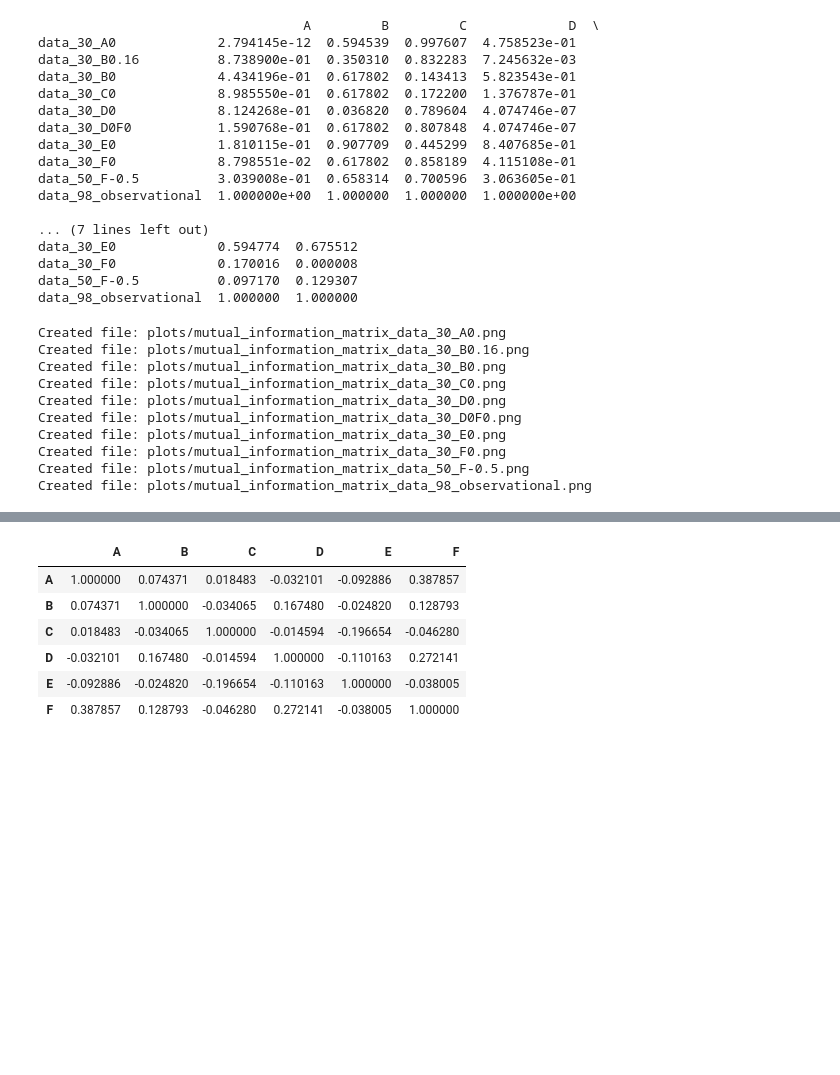
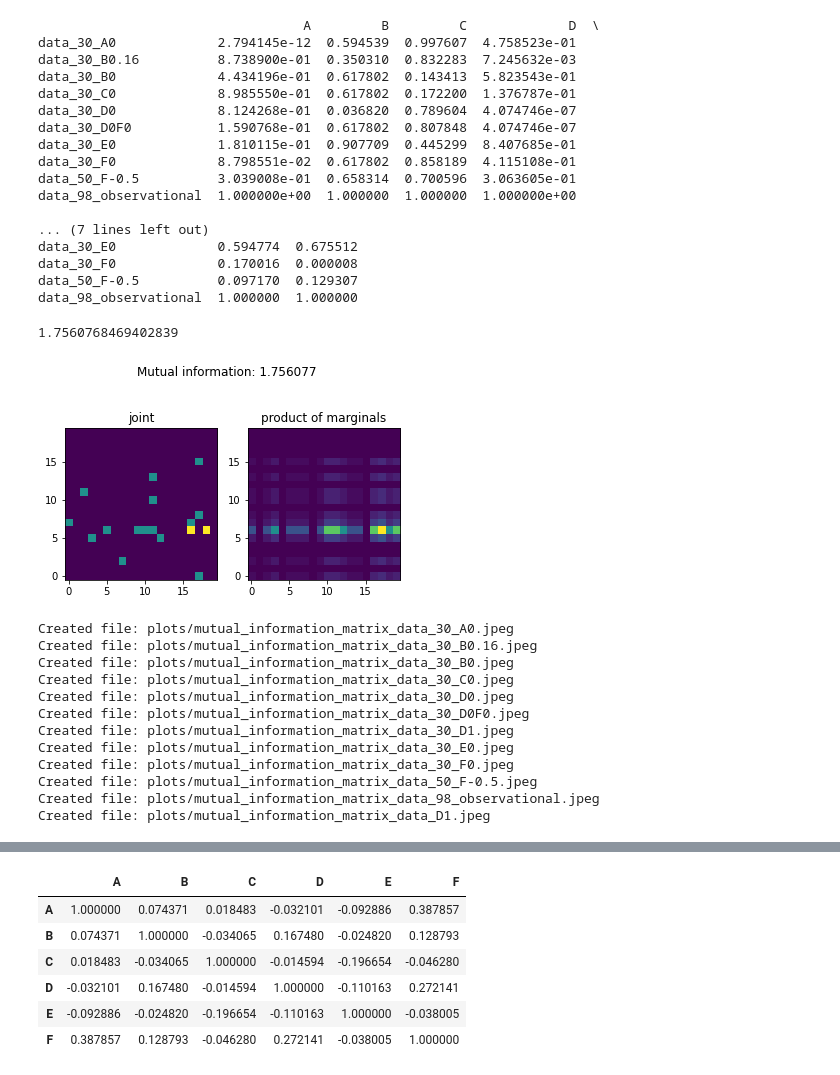
Before and after one commit to Maplewarrior/02463---Causality-project, a Jupyter notebook: 02463 Causality.ipynb, the cells around one changed output, grey strips where cells are left out. Cells and saved outputs as stored; diff of their text form; code cells hidden in the pictures; blank space fills up the shorter version.

Commit message:
Latest changes. Graph guessed!

```diff
--- a/02463 Causality.ipynb
+++ b/02463 Causality.ipynb
@@ -264,6 +266,14 @@ def MI(x,y,plot=False,Nbins=21):
         plt.title('product of marginals')
         plt.suptitle('Mutual information: %f'%MI)
     return(MI)
+# %%
+# MI(data_dict["data_98_observational"]["D"],data_dict["data_98_observational"]["B"], plot=True)
+MI(data_dict["data_30_E0"]["D"],data_dict["data_30_E0"]["B"], plot=True)
+
+# MI(data_dict["data_30_D1"]["A"],data_dict["data_30_D1"]["E"], plot=True)
+# %% [output]
+1.7560768469402839
+[figure, added]
 # %%
 # http://www.scholarpedia.org/article/Mutual_information
 # Mutual information is one of many quantities that measures how much one random variables tells us about another.
@@ -297,18 +307,20 @@ for name, data in data_dict.items():
 
     #Create heatmap with mutual information
     sns.heatmap(MI_matrix, annot=True, fmt='.2f', cmap="YlGnBu")
-    plt.savefig('plots/mutual_information_matrix_' + name + '.png')
+    plt.savefig('plots/mutual_information_matrix_' + name + '.jpeg')
     plt.close()
-    print("Created file: " + 'plots/mutual_information_matrix_' + name + '.png')
+    print("Created file: " + 'plots/mutual_information_matrix_' + name + '.jpeg')
 # %% [output]
-Created file: plots/mutual_information_matrix_data_30_A0.png
-Created file: plots/mutual_information_matrix_data_30_B0.16.png
-Created file: plots/mutual_information_matrix_data_30_B0.png
-Created file: plots/mutual_information_matrix_data_30_C0.png
-Created file: plots/mutual_information_matrix_data_30_D0.png
-Created file: plots/mutual_information_matrix_data_30_D0F0.png
-Created file: plots/mutual_information_matrix_data_30_E0.png
-Created file: plots/mutual_information_matrix_data_30_F0.png
-Created file: plots/mutual_information_matrix_data_50_F-0.5.png
-Created file: plots/mutual_information_matrix_data_98_observational.png
+Created file: plots/mutual_information_matrix_data_30_A0.jpeg
+Created file: plots/mutual_information_matrix_data_30_B0.16.jpeg
+Created file: plots/mutual_information_matrix_data_30_B0.jpeg
+Created file: plots/mutual_information_matrix_data_30_C0.jpeg
+Created file: plots/mutual_information_matrix_data_30_D0.jpeg
+Created file: plots/mutual_information_matrix_data_30_D0F0.jpeg
+Created file: plots/mutual_information_matrix_data_30_D1.jpeg
+Created file: plots/mutual_information_matrix_data_30_E0.jpeg
+Created file: plots/mutual_information_matrix_data_30_F0.jpeg
+Created file: plots/mutual_information_matrix_data_50_F-0.5.jpeg
+Created file: plots/mutual_information_matrix_data_98_observational.jpeg
+Created file: plots/mutual_information_matrix_data_D1.jpeg
 # %%
```
Also changed, not shown: parts of 4 cells of this notebook, 59 other files.
